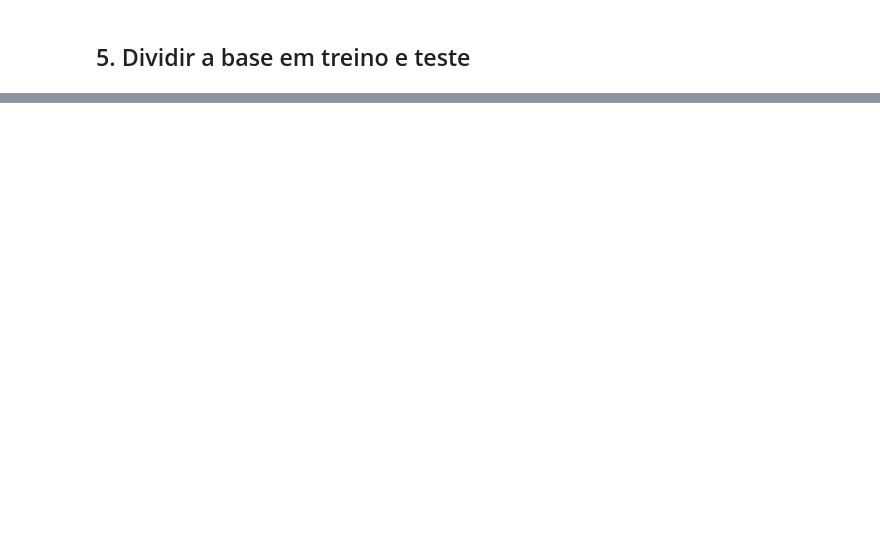
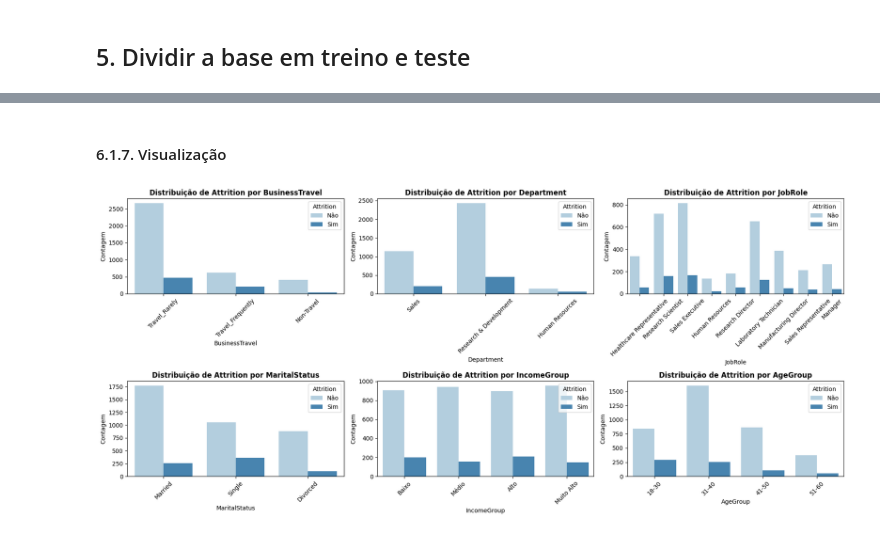
Before and after one commit to iannacastro/laboratoria-ml-attrition, a Jupyter notebook: notebooks/ML_Attrition_Projeto.ipynb, the cells around one changed output, grey strips where cells are left out. Cells and saved outputs as stored; diff of their text form; code cells hidden in the pictures; blank space fills up the shorter version.

```diff
--- a/notebooks/ML_Attrition_Projeto.ipynb
+++ b/notebooks/ML_Attrition_Projeto.ipynb
@@ -148,6 +149,8 @@ df.drop_duplicates(keep='first', inplace=True)
 ### 3.3. Identificar a variável resposta
 # %% [markdown]
 A variável resposta "attrition" está no formato de texto ("Yes" e "No"), será necessário transformá-la em valores numéricos antes de treinar o modelo. Eles serão separados para não transformar junto com outras variáveis.
+# %%
+df['Attrition'] = df['Attrition'].map({'Yes': 1, 'No': 0})
 # %%
 y = df["Attrition"].map({"Yes": 1, "No": 0})
 X = df.drop(columns=["Attrition"])
@@ -261,0 +460,33 @@ Name: proportion, dtype: float64
+# %% [markdown]
+#### 6.1.7. Visualização
+# %%
+# Lista de variáveis categóricas
+categorical_cols = ['BusinessTravel', 'Department',
+                    'JobRole', 'MaritalStatus',
+                    'IncomeGroup', 'AgeGroup']
+
+# Define número de colunas e linhas
+n_cols = 3
+n_rows = math.ceil(len(categorical_cols) / n_cols)
+
+# Cria a figura
+fig, axes = plt.subplots(n_rows, n_cols, figsize=(18, n_rows * 4))
+axes = axes.flatten()
+
+# Loop pelas variáveis categóricas
+for i, col in enumerate(categorical_cols):
+    sns.countplot(data=df, x=col, hue='Attrition', palette='Blues', ax=axes[i])
+    axes[i].set_title(f"Distribuição de Attrition por {col}", fontsize=12, fontweight="bold")
+    axes[i].set_xlabel(col)
+    axes[i].set_ylabel("Contagem")
+    axes[i].tick_params(axis='x', rotation=45)
+    axes[i].legend(title='Attrition', labels=['Não', 'Sim'])
+
+# Remove eixos extras
+for j in range(i + 1, len(axes)):
+    fig.delaxes(axes[j])
+
+plt.tight_layout()
+plt.show()
+# %% [output]
+[figure, added]
```
Also changed, not shown: parts of 29 cells of this notebook.
